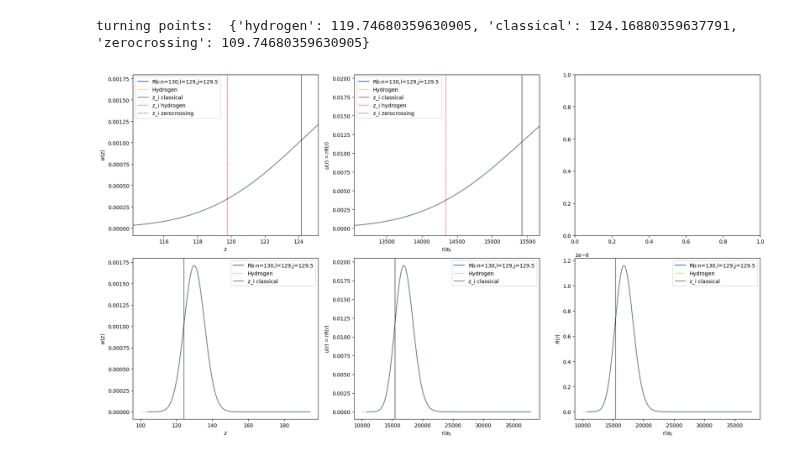
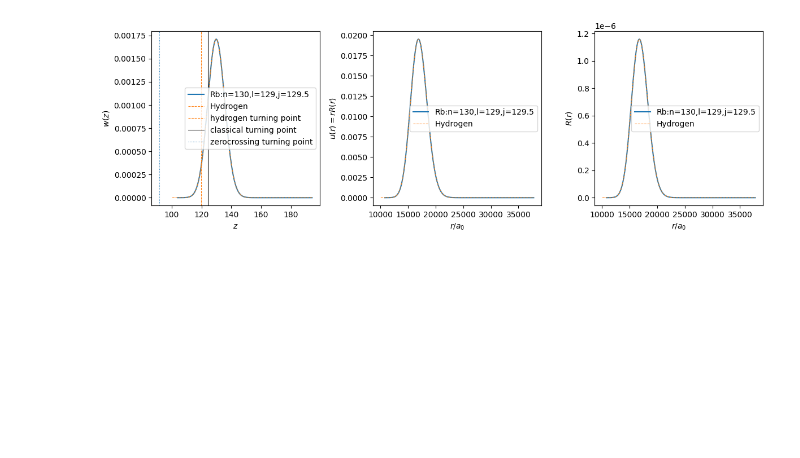
Before and after one commit to pairinteraction/ryd-numerov, a Jupyter notebook: docs/examples/rubidium_wavefunction.ipynb, the cells around one changed output. Cells and saved outputs as stored; diff of their text form; code cells hidden in the pictures; blank space fills up the shorter version.

```diff
--- a/docs/examples/rubidium_wavefunction.ipynb
+++ b/docs/examples/rubidium_wavefunction.ipynb
@@ -23,0 +13,8 @@ DEBUG database.py: No Rydberg-Ritz parameters found for Rb with l=129 and j=129,
+# %%
+atom = RydbergState("Rb", n=130, l=129, j=129.5)
+atom.create_wavefunction()
+
+turning_points = {
+    which: atom.model_potential.calc_z_turning_point(which, dz=1e-3)
+    for which in ["hydrogen", "classical", "zerocrossing"]
+}
@@ -31,50 +31,32 @@ DEBUG database.py: No Rydberg-Ritz parameters found for H with l=129 and j=129,
 # %%
 label = f"{atom.species}:n={atom.n},l={atom.l},j={atom.j}"
-fig, axs = plt.subplots(2, 3, figsize=(18, 10))
-z_i = {which: atom.model.calc_z_turning_point(which, dz=1e-3) for which in ["hydrogen", "classical", "zerocrossing"]}
-print("turning points: ", z_i)
+fig, axs = plt.subplots(1, 3, figsize=(12, 4))
 
-axs[0, 0].plot(atom.grid.z_list, atom.wavefunction.w_list, "C0-", label=label)
-axs[0, 0].plot(hydrogen.grid.z_list, hydrogen.wavefunction.w_list, "C1--", lw=0.75, label="Hydrogen")
-axs[0, 0].axvline(z_i["classical"], color="k", ls="-", lw=0.75, label="z_i classical")
-axs[0, 0].axvline(z_i["hydrogen"], color="red", ls="--", lw=0.75, label="z_i hydrogen")
-axs[0, 0].axvline(z_i["zerocrossing"], color="green", ls="--", lw=0.75, label="z_i zerocrossing")
-axs[0, 0].set_xlabel(r"$z$")
-axs[0, 0].set_ylabel(r"$w(z)$")
-axs[0, 0].legend()
-z_min, z_max = max(0, z_i["classical"] - 10), z_i["classical"] + 1
-axs[0, 0].set_xlim(z_min, z_max)
+axs[0].plot(atom.grid.z_list, atom.wavefunction.w_list, "C0-", label=label)
+axs[0].plot(hydrogen.grid.z_list, hydrogen.wavefunction.w_list, "C1--", lw=0.75, label="Hydrogen")
+axs[0].set_xlabel(r"$z$")
+axs[0].set_ylabel(r"$w(z)$")
 
-axs[0, 1].plot(atom.grid.x_list, atom.wavefunction.u_list, "C0-", label=label)
-axs[0, 1].plot(hydrogen.grid.x_list, hydrogen.wavefunction.u_list, "C1--", lw=0.75, label="Hydrogen")
-axs[0, 1].axvline(z_i["classical"] ** 2, color="k", ls="-", lw=0.75, label="z_i classical")
-axs[0, 1].axvline(z_i["hydrogen"] ** 2, color="red", ls="--", lw=0.75, label="z_i hydrogen")
-axs[0, 1].axvline(z_i["zerocrossing"] ** 2, color="green", ls="--", lw=0.75, label="z_i zerocrossing")
-axs[0, 1].set_xlabel(r"$r / a_0$")
-axs[0, 1].set_ylabel(r"$u(r) = r R(r)$")
-axs[0, 1].legend()
-axs[0, 1].set_xlim(z_min**2, z_max**2)
+for key, z_i in turning_points.items():
+    color = {"hydrogen": "C1", "classical": "k", "zerocrossing": "C0"}[key]
+    ls = {"hydrogen": "--", "classical": "-", "zerocrossing": ":"}[key]
+    axs[0].axvline(z_i, color=color, ls=ls, lw=0.75, label=f"{key} turning point")
 
-axs[1, 0].plot(atom.grid.z_list, atom.wavefunction.w_list, "C0-", label=label)
-axs[1, 0].plot(hydrogen.grid.z_list, hydrogen.wavefunction.w_list, "C1--", lw=0.75, label="Hydrogen")
-axs[1, 0].axvline(z_i["classical"], color="k", ls="-", lw=0.75, label="z_i classical")
-axs[1, 0].set_xlabel(r"$z$")
-axs[1, 0].set_ylabel(r"$w(z)$")
-axs[1, 0].legend()
+axs[0].legend()
 
-axs[1, 1].plot(atom.grid.x_list, atom.wavefunction.u_list, "C0-", label=label)
-axs[1, 1].plot(hydrogen.grid.x_list, hydrogen.wavefunction.u_list, "C1--", lw=0.75, label="Hydrogen")
-axs[1, 1].axvline(z_i["classical"] ** 2, color="k", ls="-", lw=0.75, label="z_i classical")
-axs[1, 1].set_xlabel(r"$r / a_0$")
-axs[1, 1].set_ylabel(r"$u(r) = r R(r)$")
-axs[1, 1].legend()
 
-axs[1, 2].plot(atom.grid.x_list, atom.wavefunction.r_list, "C0-", label=label)
-axs[1, 2].plot(hydrogen.grid.x_list, hydrogen.wavefunction.r_list, "C1--", lw=0.75, label="Hydrogen")
-axs[1, 2].axvline(z_i["classical"] ** 2, color="k", ls="-", lw=0.75, label="z_i classical")
-axs[1, 2].set_xlabel(r"$r / a_0$")
-axs[1, 2].set_ylabel(r"$R(r)$")
-axs[1, 2].legend()
+axs[1].plot(atom.grid.x_list, atom.wavefunction.u_list, "C0-", label=label)
+axs[1].plot(hydrogen.grid.x_list, hydrogen.wavefunction.u_list, "C1--", lw=0.75, label="Hydrogen")
+axs[1].set_xlabel(r"$r / a_0$")
+axs[1].set_ylabel(r"$u(r) = r R(r)$")
+axs[1].legend()
+
+axs[2].plot(atom.grid.x_list, atom.wavefunction.r_list, "C0-", label=label)
+axs[2].plot(hydrogen.grid.x_list, hydrogen.wavefunction.r_list, "C1--", lw=0.75, label="Hydrogen")
+axs[2].set_xlabel(r"$r / a_0$")
+axs[2].set_ylabel(r"$R(r)$")
+axs[2].legend()
+
 
 fig.tight_layout()
 plt.show()
@@ -83,3 +64,2 @@ WARNING model.py: Turning point is at arg=0, this shouldnt happen.
-turning points:  {'hydrogen': 119.74680359630905, 'classical': 124.16880359637791, 'zerocrossing': 109.74680359630905}
-[figure, old version]
+[figure, new version]
 # %%
```
Also changed, not shown: parts of 9 cells of this notebook, 10 other files.
